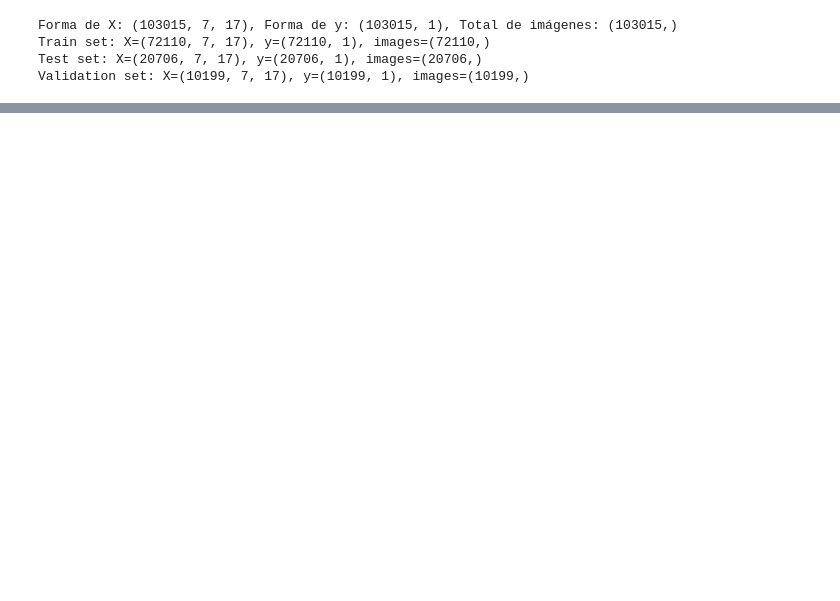
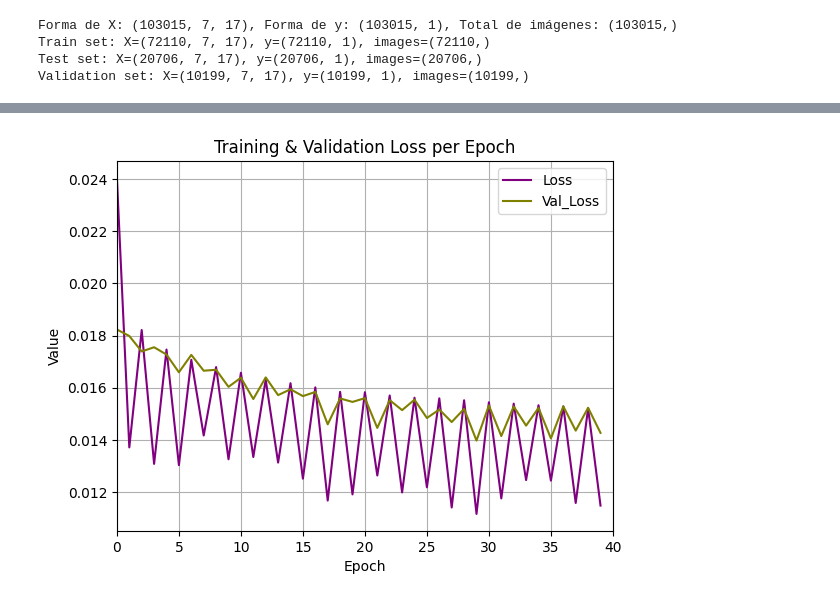
Before and after one commit to Benjaxmen/pm-prediction, a Jupyter notebook: joined_models.ipynb, the cells around one changed output, grey strips where cells are left out. Saved outputs shown, nothing was run; the diff lists cells and outputs as text; code cells hidden in the pictures; blank space fills up the shorter version.

```diff
--- a/joined_models.ipynb
+++ b/joined_models.ipynb
@@ -376,7 +261,7 @@ X_train[0].shape
 # %% [output]
 (7, 17)
 # %%
-checkpoint_path = "training_1/ckpt.weights.h5"
+checkpoint_path = "training/ckpt.weights.h5"
 checkpoint_dir = os.path.dirname(checkpoint_path)
 
 # Create a callback that saves the model's weights
@@ -1130,0 +1270,10 @@ plt.show()
+# %%
+checkpoint_path = "training_4/ckpt.weights.h5"
+checkpoint_dir = os.path.dirname(checkpoint_path)
+
+# Create a callback that saves the model's weights
+cp_callback = tf.keras.callbacks.ModelCheckpoint(filepath=checkpoint_path,
+                                                 save_weights_only=True,
+                                                 verbose=1)
+# %%
+history4=model4.fit(train_dataset, batch_size=32,epochs=50,steps_per_epoch=len(X_train)//32, validation_data=val_dataset,callbacks=[early_stopping,cp_callback],validation_steps=len(X_val)//32)
@@ -1130,0 +1307,21 @@ plt.show()
+# %%
+colors = ['b', 'g', 'r', 'c', 'm', 'y','k','orange', 'purple', 'brown', 'pink', 'lime', 'teal', 'gray', 'olive', 'navy']
+
+    # Grafica los valores de loss
+plt.plot(history4.history['loss'],  color='purple',label='Loss')
+plt.plot(history4.history['val_loss'],color='olive',label='Val_Loss')
+
+# Agrega etiquetas al gráfico
+plt.xlabel('Epoch')
+plt.ylabel('Value')
+
+plt.title('Training & Validation Loss per Epoch')
+plt.xlim(0,len(history4.history['loss']))
+
+plt.legend()
+
+plt.grid(True)
+# Muestra el gráfico
+plt.show()
+# %% [output]
+[figure, added]
```
Also changed, not shown: parts of 99 cells of this notebook, 2 other files.
